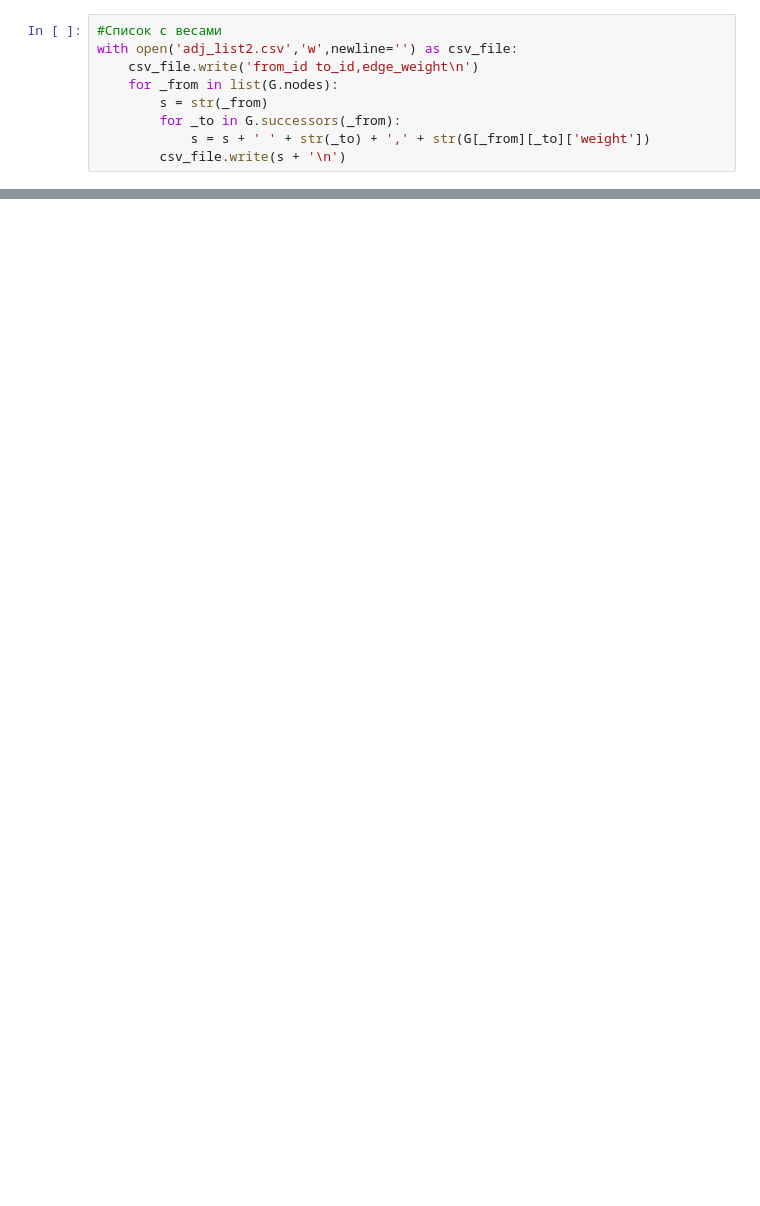
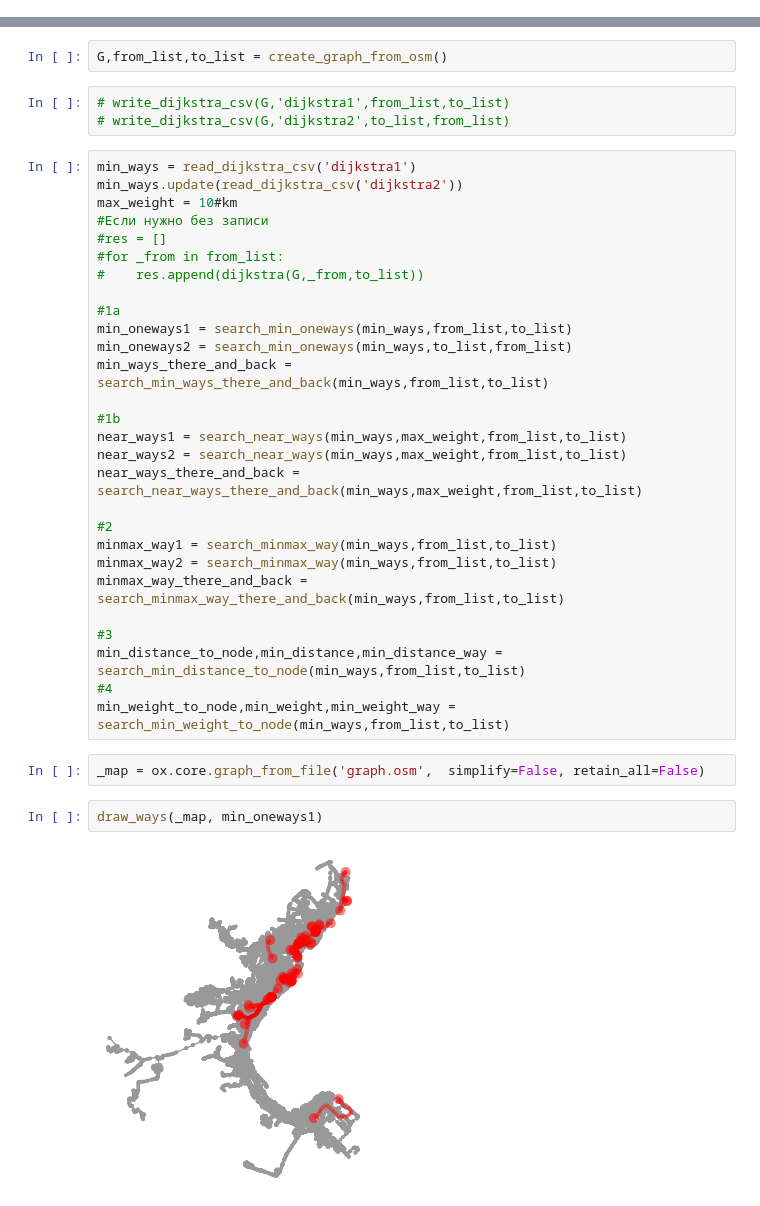
Before and after one commit to vladbusel/graph_tasks, a Jupyter notebook: solution.ipynb, the cells around one changed output, grey strips where cells are left out. Cells and saved outputs as stored; diff of their text form; blank space fills up the shorter version.

```diff
--- a/solution.ipynb
+++ b/solution.ipynb
@@ -206,9 +0,0 @@ nx.readwrite.adjlist.write_adjlist(G,'adj_list.csv')
-# %%
-#Список с весами
-with open('adj_list2.csv','w',newline='') as csv_file:
-    csv_file.write('from_id to_id,edge_weight\n')
-    for _from in list(G.nodes):
-        s = str(_from)
-        for _to in G.successors(_from):
-            s = s + ' ' + str(_to) + ',' + str(G[_from][_to]['weight'])
-        csv_file.write(s + '\n')
@@ -664,0 +463,39 @@ ox.plot_graph_routes(G_ox, ways)
+# %%
+G,from_list,to_list = create_graph_from_osm()
+# %%
+# write_dijkstra_csv(G,'dijkstra1',from_list,to_list)
+# write_dijkstra_csv(G,'dijkstra2',to_list,from_list)
+# %%
+min_ways = read_dijkstra_csv('dijkstra1')
+min_ways.update(read_dijkstra_csv('dijkstra2'))
+max_weight = 10#km
+#Если нужно без записи
+#res = []
+#for _from in from_list:
+#    res.append(dijkstra(G,_from,to_list))
+
+#1a
+min_oneways1 = search_min_oneways(min_ways,from_list,to_list)
+min_oneways2 = search_min_oneways(min_ways,to_list,from_list)
+min_ways_there_and_back = search_min_ways_there_and_back(min_ways,from_list,to_list)
+
+#1b
+near_ways1 = search_near_ways(min_ways,max_weight,from_list,to_list)
+near_ways2 = search_near_ways(min_ways,max_weight,from_list,to_list)
+near_ways_there_and_back = search_near_ways_there_and_back(min_ways,max_weight,from_list,to_list)
+
+#2
+minmax_way1 = search_minmax_way(min_ways,from_list,to_list)
+minmax_way2 = search_minmax_way(min_ways,from_list,to_list)
+minmax_way_there_and_back = search_minmax_way_there_and_back(min_ways,from_list,to_list)
+
+#3
+min_distance_to_node,min_distance,min_distance_way = search_min_distance_to_node(min_ways,from_list,to_list)
+#4
+min_weight_to_node,min_weight,min_weight_way = search_min_weight_to_node(min_ways,from_list,to_list)
+# %%
+_map = ox.core.graph_from_file('graph.osm',  simplify=False, retain_all=False)
+# %%
+draw_ways(_map, min_oneways1)
+# %% [output]
+[figure, added]
```
Also changed, not shown: parts of 78 cells of this notebook, 7 other files.
